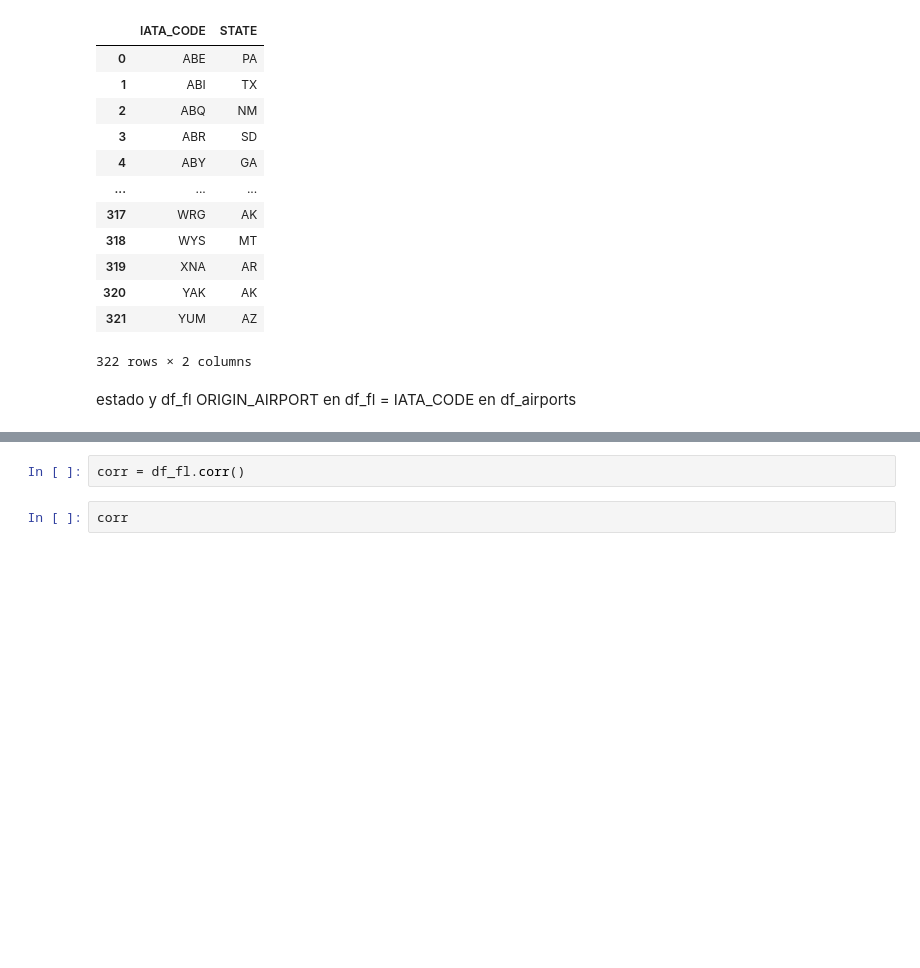
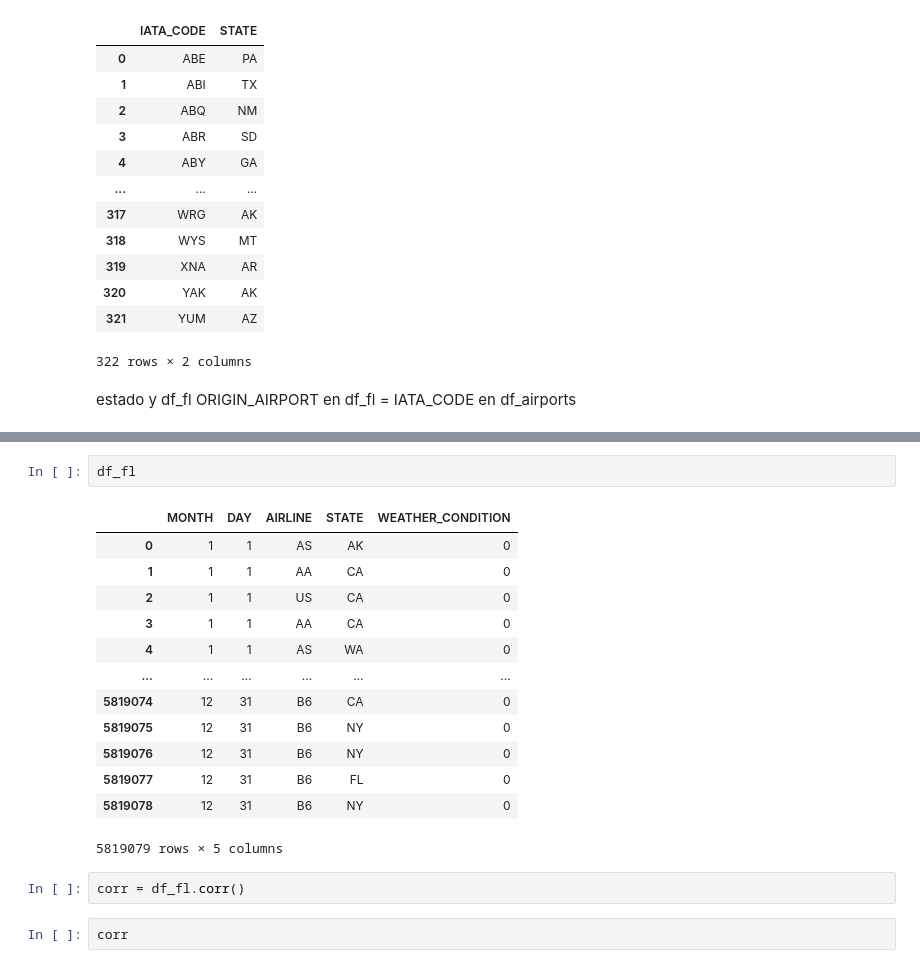
Before and after one commit to EmilioGinzo/Flight-delay, a Jupyter notebook: Project_p676p627_Emilio.ipynb, the cells around one changed output, grey strips where cells are left out. Saved outputs shown, nothing was run; the diff lists cells and outputs as text; blank space fills up the shorter version.

```diff
--- a/Project_p676p627_Emilio.ipynb
+++ b/Project_p676p627_Emilio.ipynb
@@ -149,3 +144,19 @@ iata_florida
+# %%
+df_fl
+# %% [output]
+|  | MONTH | DAY | AIRLINE | STATE | WEATHER_CONDITION |
+| 0 | 1 | 1 | AS | AK | 0 |
+| 1 | 1 | 1 | AA | CA | 0 |
+| 2 | 1 | 1 | US | CA | 0 |
+| 3 | 1 | 1 | AA | CA | 0 |
+| 4 | 1 | 1 | AS | WA | 0 |
+| ... | ... | ... | ... | ... | ... |
+| 5819074 | 12 | 31 | B6 | CA | 0 |
+| 5819075 | 12 | 31 | B6 | NY | 0 |
+| 5819076 | 12 | 31 | B6 | NY | 0 |
+| 5819077 | 12 | 31 | B6 | FL | 0 |
+| 5819078 | 12 | 31 | B6 | NY | 0 |
+5819079 rows × 5 columns
 # %%
 corr = df_fl.corr()
 # %%
```
Also changed, not shown: parts of 35 cells of this notebook.
